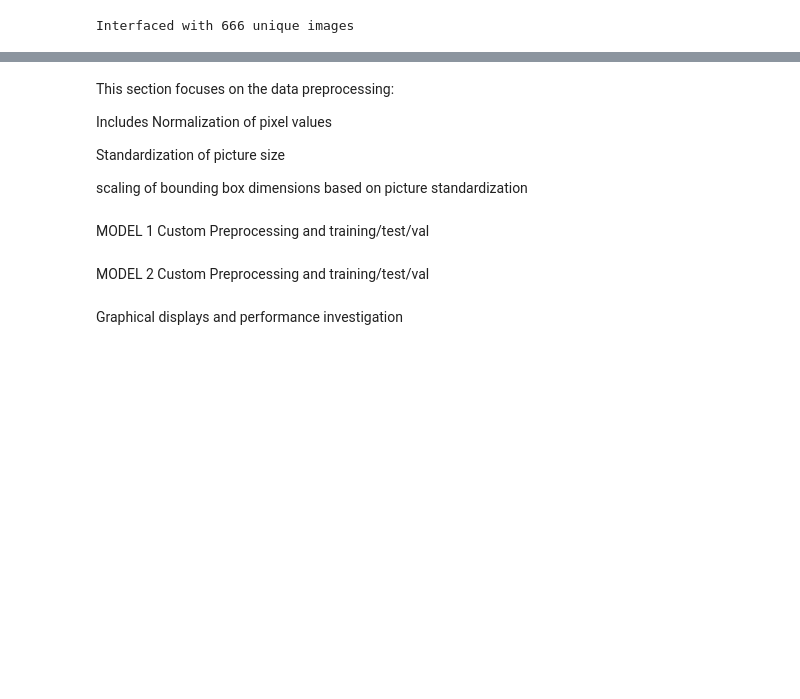
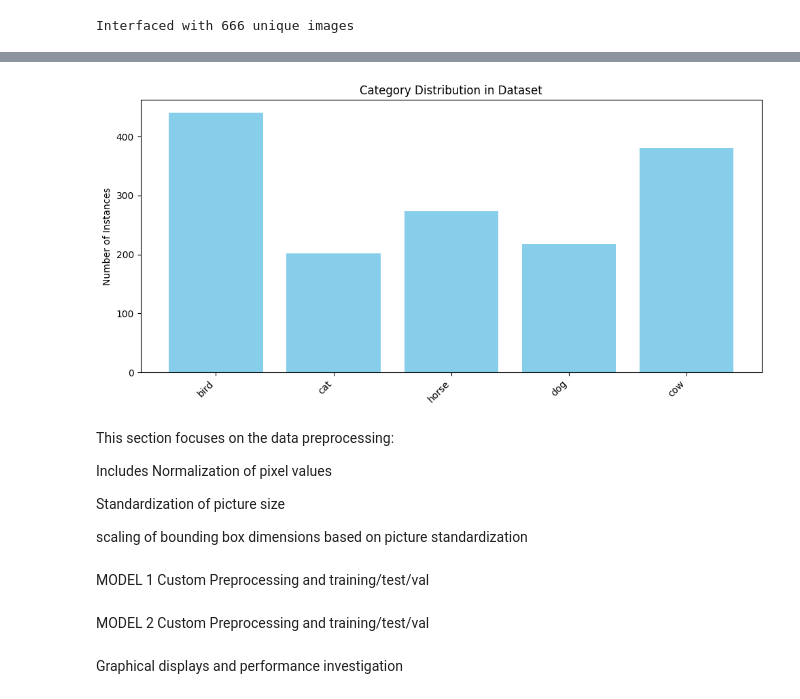
Before and after one commit to yasasawij/CS445-Project, a Jupyter notebook: main.ipynb, the cells around one changed output, grey strips where cells are left out. Saved outputs shown, nothing was run; the diff lists cells and outputs as text; code cells hidden in the pictures; blank space fills up the shorter version.

```diff
--- a/main.ipynb
+++ b/main.ipynb
@@ -47,16 +34,32 @@ def create_coco(annotation_directory, data_name, categories):
 # %%
-import matplotlib.pyplot as plt
-import matplotlib.patches as patches
-from collections import Counter
-import torchvision.transforms.functional as F
+class CocoSegmentationDataset(Dataset):
+    def __init__(self, img_dir, annotation_directory, data_name, relevant_categories, transforms=None):
+        # Initialize COCO API and get data during instantiation
+        annFile = '{}/instances_{}.json'.format(annotation_directory, data_name)
+        self.coco = COCO(annFile)
 
-class CocoSegmentationDataset(Dataset):
-    def __init__(self, img_dir, coco, image_ids, category_ids, transforms=None):
-        self.coco = coco
         self.img_dir = img_dir
+        self.relevant_categories = relevant_categories
+
+        category_ids, image_ids = self.instantiate_ids()
+
         self.image_ids = image_ids
         self.category_ids = category_ids
         self.transforms = transforms
+
+    def instantiate_ids(self):
+        category_ids = self.coco.getCatIds(catNms=self.relevant_categories)
+        image_ids = []
+
+        for category in category_ids:
+            temp_img_ids = self.coco.getImgIds(catIds=category)
+            image_ids += temp_img_ids
+
+        image_ids = list(set(image_ids))
+
+        print(f"Found {len(image_ids)} images for {self.relevant_categories}")
+
+        return category_ids, image_ids
 
     def __len__(self):
         return len(self.image_ids)
@@ -166,7 +169,6 @@ class CocoSegmentationDataset(Dataset):
         plt.title(f"Image ID: {self.image_ids[index]}")
         plt.show()
 
-
     def show_image_with_masks(self, index):
         image, target = self.__getitem__(index)
         masks = target['masks'].numpy()
@@ -209,2 +203,2 @@ Found 666 images for ['cat', 'dog', 'cow', 'horse', 'bird']
 # %%
-val_dataset = CocoSegmentationDataset(val_image_dir, val_coco, val_image_ids, val_category_ids)
+val_dataset = CocoSegmentationDataset(val_image_dir, annotation_dir, val_data_name, relevant_categories)
@@ -224,3 +224,7 @@ val_dataset.show_image_with_masks(r_idx)
+# %%
+val_dataset.show_data_distribution()
+# %% [output]
+[figure, added]
 # %% [markdown]
 This section focuses on the data preprocessing:
 
```
Also changed, not shown: parts of 5 cells of this notebook.
